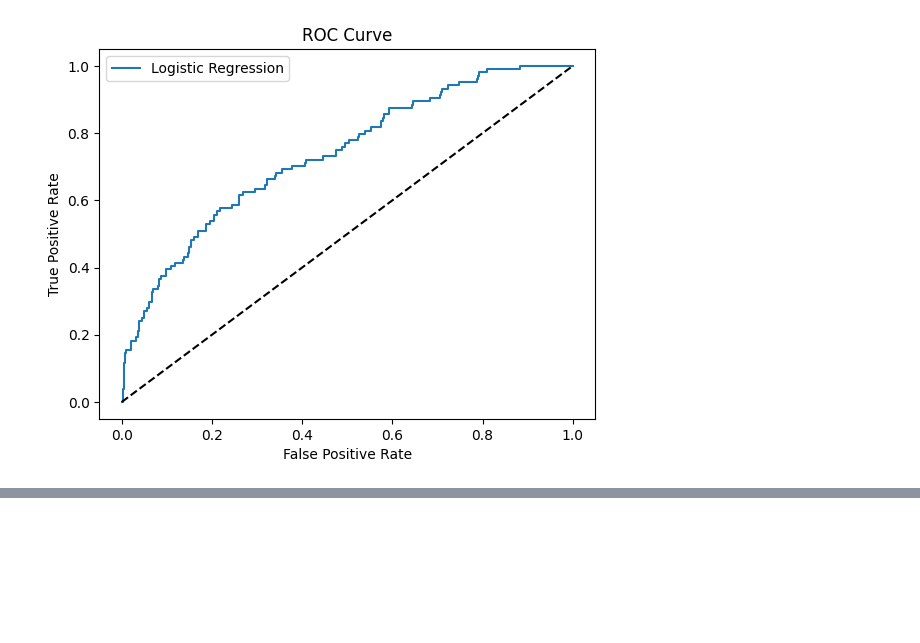
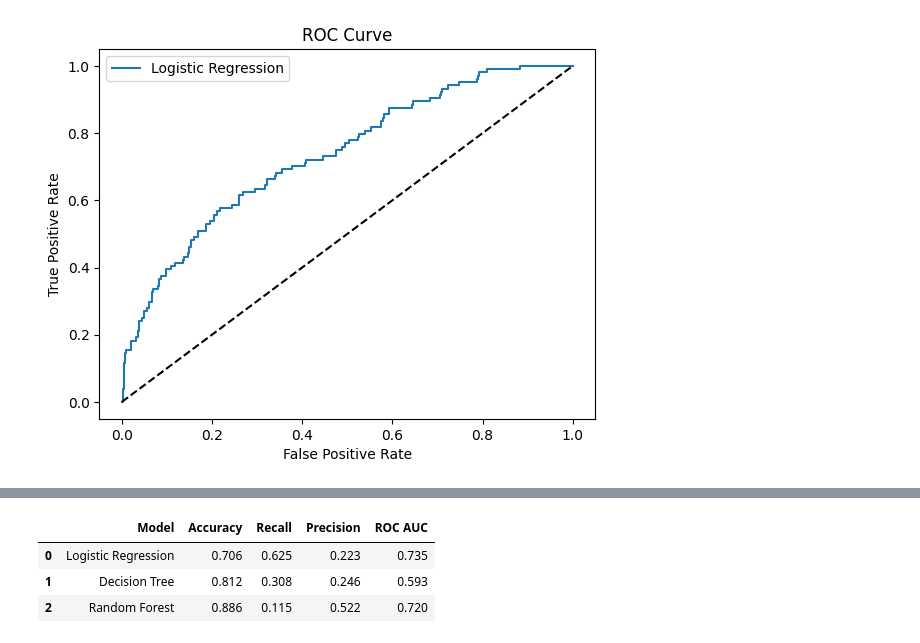
Before and after one commit to hutchay/term-deposit-prediction, a Jupyter notebook: Term_Deposit_Prediction_BankMarketing (2).ipynb, the cells around one changed output, grey strips where cells are left out. Drawn from its saved outputs; the diff is of its cells as text; code cells hidden in the pictures; blank space fills up the shorter version.

```diff
--- a/Term_Deposit_Prediction_BankMarketing (2).ipynb
+++ b/Term_Deposit_Prediction_BankMarketing (2).ipynb
@@ -189,0 +266,29 @@ plt.show()
+# %%
+# Evaluation
+results = {
+    "Model": [],
+    "Accuracy": [],
+    "Recall": [],
+    "Precision": [],
+    "ROC AUC": []
+}
+
+for name, y_pred, model, X_eval in [
+    ("Logistic Regression", y_balanced_pred, balanced_model, X_test_scaled),
+    ("Decision Tree", dt_pred, dt, X_test),
+    ("Random Forest", rf_pred, rf, X_test),
+]:
+    report = classification_report(y_test, y_pred, output_dict=True)
+    results["Model"].append(name)
+    results["Accuracy"].append(report["accuracy"])
+    results["Recall"].append(report["1"]["recall"])
+    results["Precision"].append(report["1"]["precision"])
+    results["ROC AUC"].append(roc_auc_score(y_test, model.predict_proba(X_eval)[:, 1]))
+
+results_df = pd.DataFrame(results)
+results_df.round(3)
+# %% [output]
+|  | Model | Accuracy | Recall | Precision | ROC AUC |
+| 0 | Logistic Regression | 0.706 | 0.625 | 0.223 | 0.735 |
+| 1 | Decision Tree | 0.812 | 0.308 | 0.246 | 0.593 |
+| 2 | Random Forest | 0.886 | 0.115 | 0.522 | 0.720 |
```
Also changed, not shown: parts of 5 cells of this notebook.
